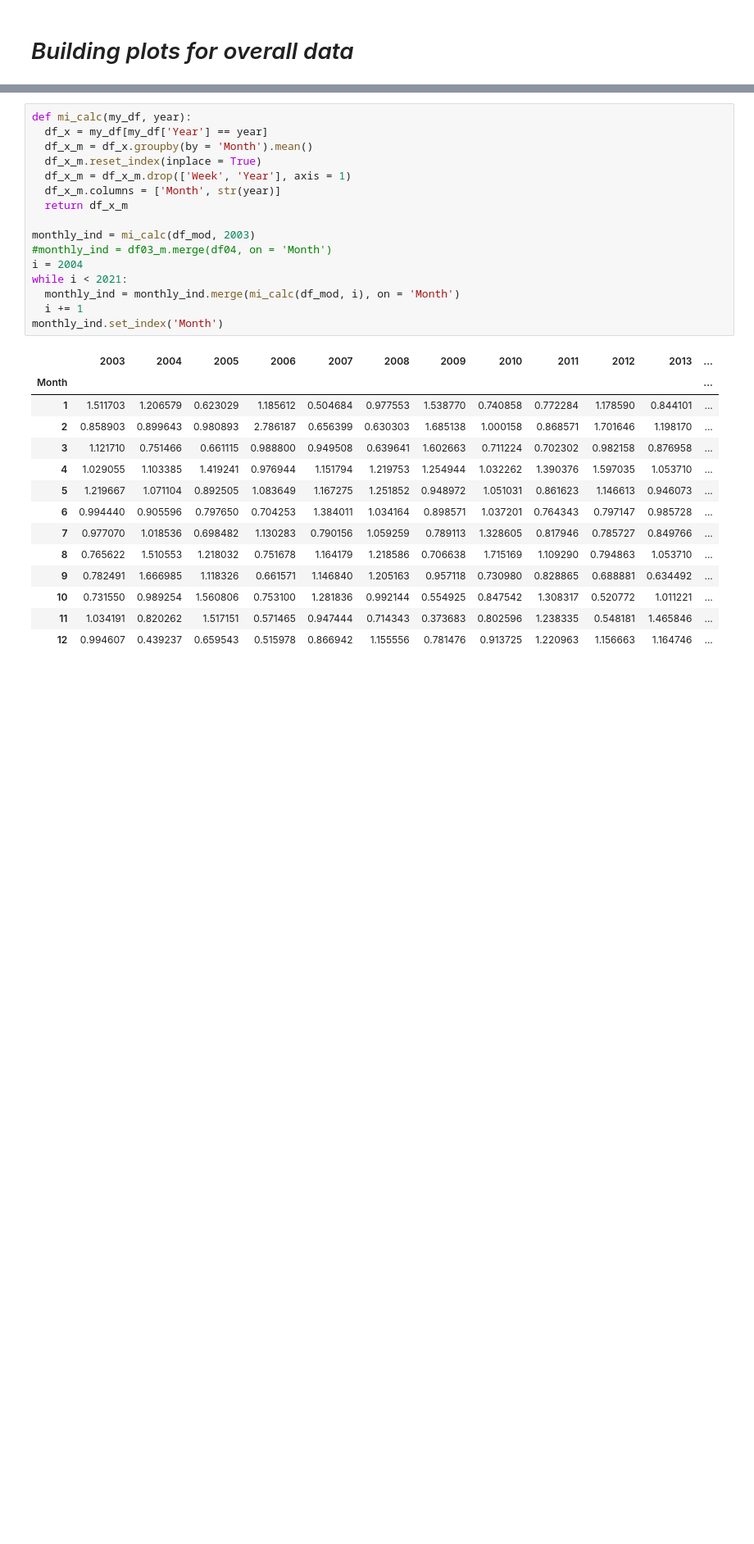
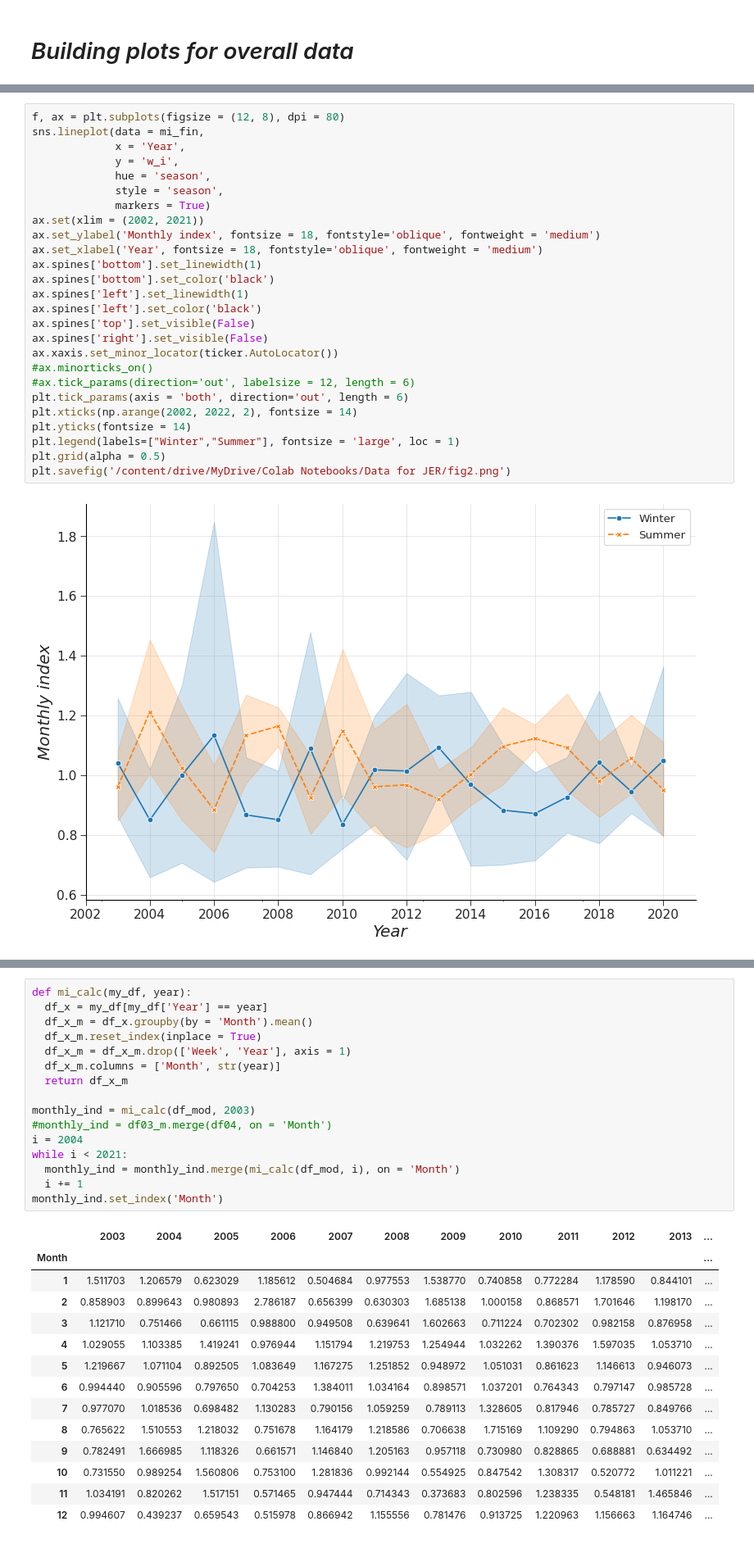
Before and after one commit to ADv0rnik/Data-analysis-for-JER, a Jupyter notebook: Monthly_index_calc.ipynb, the cells around one changed output, grey strips where cells are left out. Shown: that part at 82% size. Saved outputs shown, nothing was run; the diff lists cells and outputs as text; blank space fills up the shorter version.

```diff
--- a/Monthly_index_calc.ipynb
+++ b/Monthly_index_calc.ipynb
@@ -187,0 +190,28 @@ plt.savefig('/content/drive/MyDrive/Colab Notebooks/Data for JER/fig1.png')
+# %%
+f, ax = plt.subplots(figsize = (12, 8), dpi = 80)
+sns.lineplot(data = mi_fin,
+             x = 'Year',
+             y = 'w_i',
+             hue = 'season',
+             style = 'season',
+             markers = True)
+ax.set(xlim = (2002, 2021))
+ax.set_ylabel('Monthly index', fontsize = 18, fontstyle='oblique', fontweight = 'medium')
+ax.set_xlabel('Year', fontsize = 18, fontstyle='oblique', fontweight = 'medium')
+ax.spines['bottom'].set_linewidth(1)
+ax.spines['bottom'].set_color('black')
+ax.spines['left'].set_linewidth(1)
+ax.spines['left'].set_color('black')
+ax.spines['top'].set_visible(False)
+ax.spines['right'].set_visible(False)
+ax.xaxis.set_minor_locator(ticker.AutoLocator())
+#ax.minorticks_on()
+#ax.tick_params(direction='out', labelsize = 12, length = 6)
+plt.tick_params(axis = 'both', direction='out', length = 6)
+plt.xticks(np.arange(2002, 2022, 2), fontsize = 14)
+plt.yticks(fontsize = 14)
+plt.legend(labels=["Winter","Summer"], fontsize = 'large', loc = 1)
+plt.grid(alpha = 0.5)
+plt.savefig('/content/drive/MyDrive/Colab Notebooks/Data for JER/fig2.png')
+# %% [output]
+[figure, added]
```
Also changed, not shown: parts of 13 cells of this notebook.
